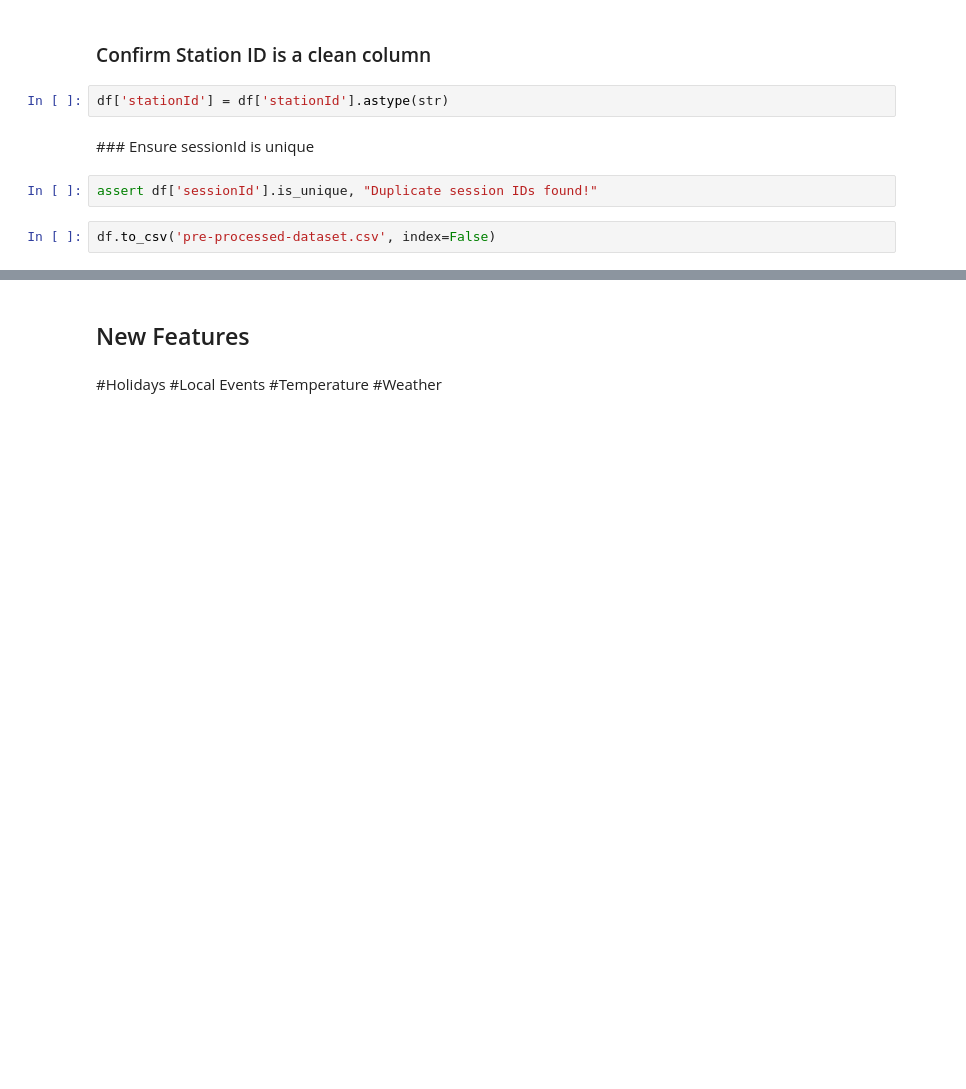
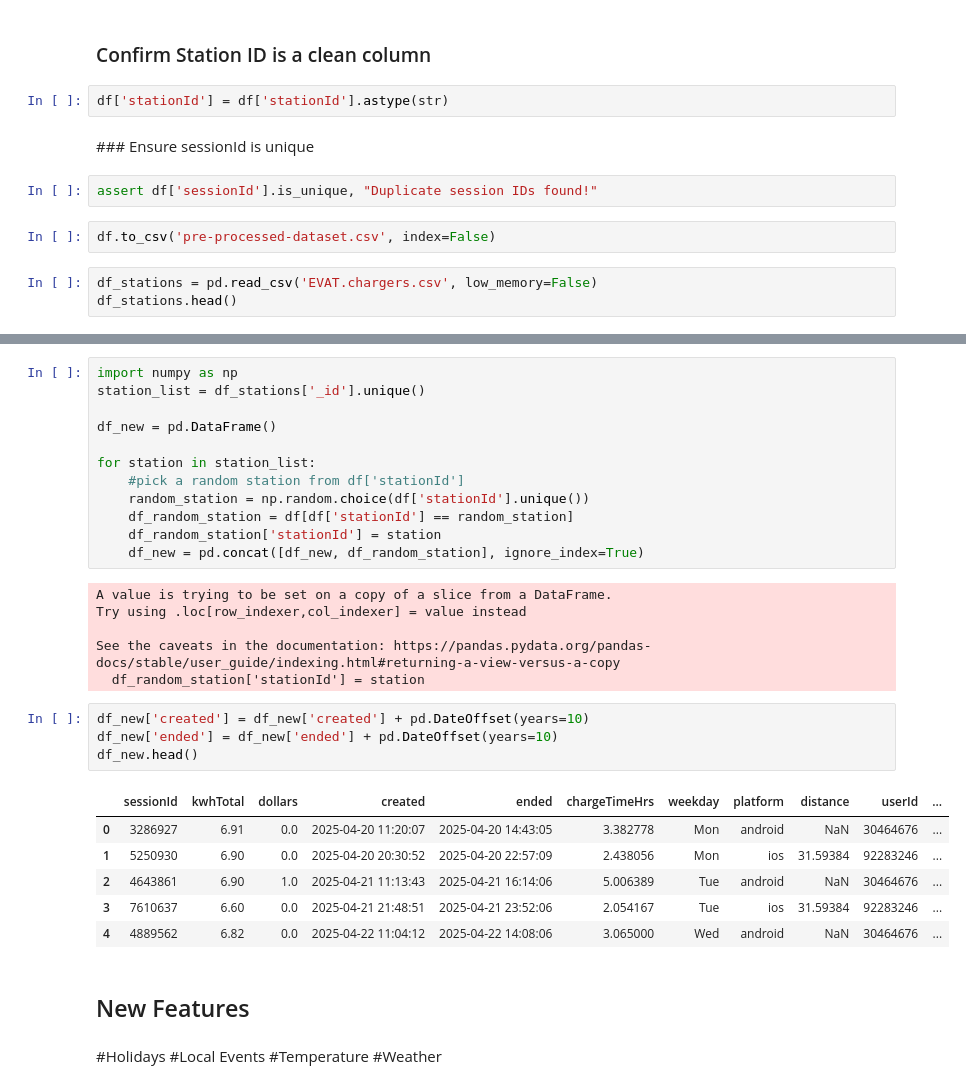
Before and after one commit to Chameleon-company/EVAT-Data-Science, a Jupyter notebook: Use_Cases/Congestion Prediction/Data preprocessing.ipynb, the cells around one changed output, grey strips where cells are left out. Saved outputs shown, nothing was run; the diff lists cells and outputs as text; blank space fills up the shorter version.

```diff
--- a/Use_Cases/Congestion Prediction/Data preprocessing.ipynb
+++ b/Use_Cases/Congestion Prediction/Data preprocessing.ipynb
@@ -452,3 +453,6 @@ df['stationId'] = df['stationId'].astype(str)
 assert df['sessionId'].is_unique, "Duplicate session IDs found!"
 # %%
 df.to_csv('pre-processed-dataset.csv', index=False)
+# %%
+df_stations = pd.read_csv('EVAT.chargers.csv', low_memory=False)
+df_stations.head()
@@ -455,3 +466,32 @@ df.to_csv('pre-processed-dataset.csv', index=False)
+# %%
+import numpy as np
+station_list = df_stations['_id'].unique()
+
+df_new = pd.DataFrame()
+
+for station in station_list:
+    #pick a random station from df['stationId']
+    random_station = np.random.choice(df['stationId'].unique())
+    df_random_station = df[df['stationId'] == random_station]
+    df_random_station['stationId'] = station
+    df_new = pd.concat([df_new, df_random_station], ignore_index=True)
+# %% [output]
+A value is trying to be set on a copy of a slice from a DataFrame.
+Try using .loc[row_indexer,col_indexer] = value instead
+
+See the caveats in the documentation: https://pandas.pydata.org/pandas-docs/stable/user_guide/indexing.html#returning-a-view-versus-a-copy
+  df_random_station['stationId'] = station
+# %%
+df_new['created'] = df_new['created'] + pd.DateOffset(years=10)
+df_new['ended'] = df_new['ended'] + pd.DateOffset(years=10)
+df_new.head()
+# %% [output]
+|  | sessionId | kwhTotal | dollars | created | ended | chargeTimeHrs | weekday | platform | distance | userId | ... |
+| 0 | 3286927 | 6.91 | 0.0 | 2025-04-20 11:20:07 | 2025-04-20 14:43:05 | 3.382778 | Mon | android | NaN | 30464676 | ... |
+| 1 | 5250930 | 6.90 | 0.0 | 2025-04-20 20:30:52 | 2025-04-20 22:57:09 | 2.438056 | Mon | ios | 31.59384 | 92283246 | ... |
+| 2 | 4643861 | 6.90 | 1.0 | 2025-04-21 11:13:43 | 2025-04-21 16:14:06 | 5.006389 | Tue | android | NaN | 30464676 | ... |
+| 3 | 7610637 | 6.60 | 0.0 | 2025-04-21 21:48:51 | 2025-04-21 23:52:06 | 2.054167 | Tue | ios | 31.59384 | 92283246 | ... |
+| 4 | 4889562 | 6.82 | 0.0 | 2025-04-22 11:04:12 | 2025-04-22 14:08:06 | 3.065000 | Wed | android | NaN | 30464676 | ... |
 # %% [markdown]
 ## New Features
 # %% [markdown]
```
Also changed, not shown: parts of 13 cells of this notebook.
